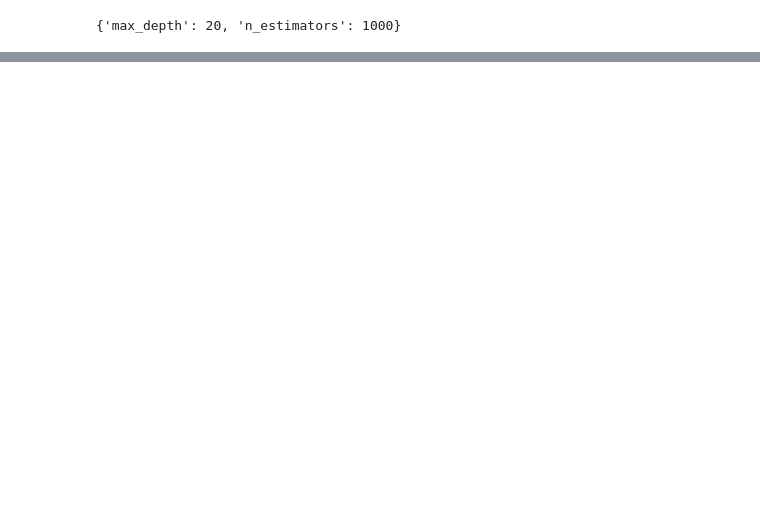
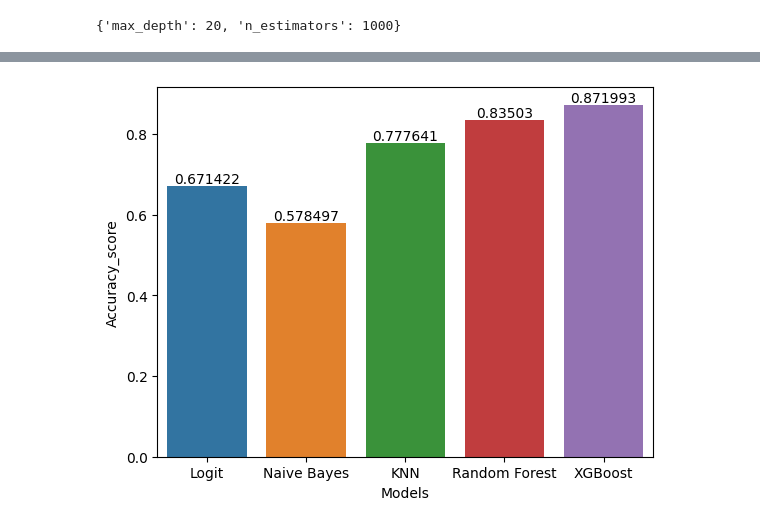
Before and after one commit to SaamarthMeston/Capstone-Project-3---Credit-card-default, a Jupyter notebook: Capston_project_3_(Credit_car_default_prediction).ipynb, the cells around one changed output, grey strips where cells are left out. Cells and saved outputs as stored; diff of their text form; code cells hidden in the pictures; blank space fills up the shorter version.

```diff
--- a/Capston_project_3_(Credit_car_default_prediction).ipynb
+++ b/Capston_project_3_(Credit_car_default_prediction).ipynb
@@ -427,0 +548,2 @@ weighted avg       0.83      0.83      0.83     15421
+# %%
+XGB_pred = Boosted_tree.predict(x_test)
@@ -427,0 +566,3 @@ weighted avg       0.83      0.83      0.83     15421
+# %%
+fpr_XGB_1, tpr_RF_XGB, thresh_XGB = roc_curve(y_test,XGB_pred)
+accu_XGB = accuracy_score(y_test,XGB_pred)
@@ -427,0 +586,2 @@ weighted avg       0.83      0.83      0.83     15421
+# %%
+Accuracy = {'Logit':accu_logit,'Naive Bayes':accu_NBC,'KNN':accu_KNN,'Random Forest':accu_RF,'XGBoost':accu_XGB}
@@ -427,0 +592,6 @@ weighted avg       0.83      0.83      0.83     15421
+# %%
+def Accu_df(x):
+  Accuracy_df = pd.DataFrame()
+  Accuracy_df['Models'] = list(x.keys())
+  Accuracy_df['Accuracy_score'] = list(x.values())
+  return Accuracy_df
@@ -427,0 +607,6 @@ weighted avg       0.83      0.83      0.83     15421
+# %%
+ax = sns.barplot(Accu_df(Accuracy), y = 'Accuracy_score',x = 'Models')
+for label in ax.containers:
+  ax.bar_label(label)
+# %% [output]
+[figure, added]
```
Also changed, not shown: parts of 44 cells of this notebook.
